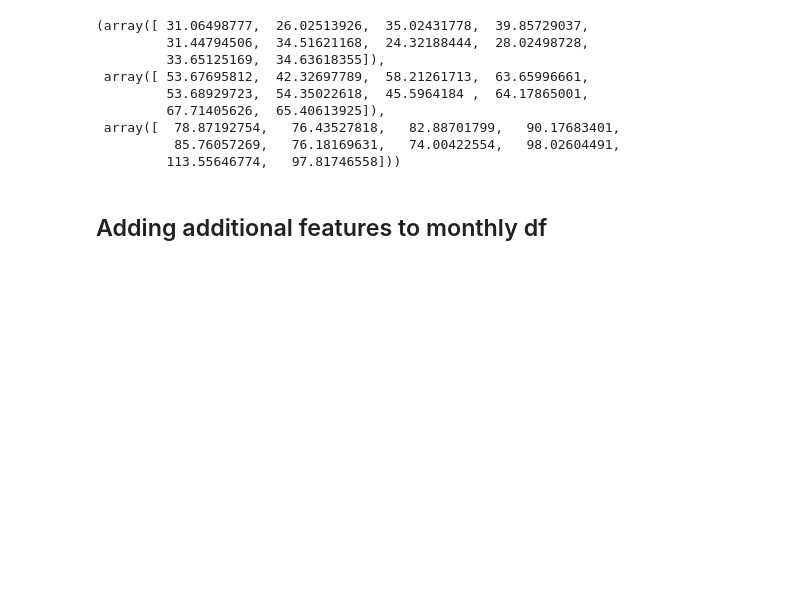
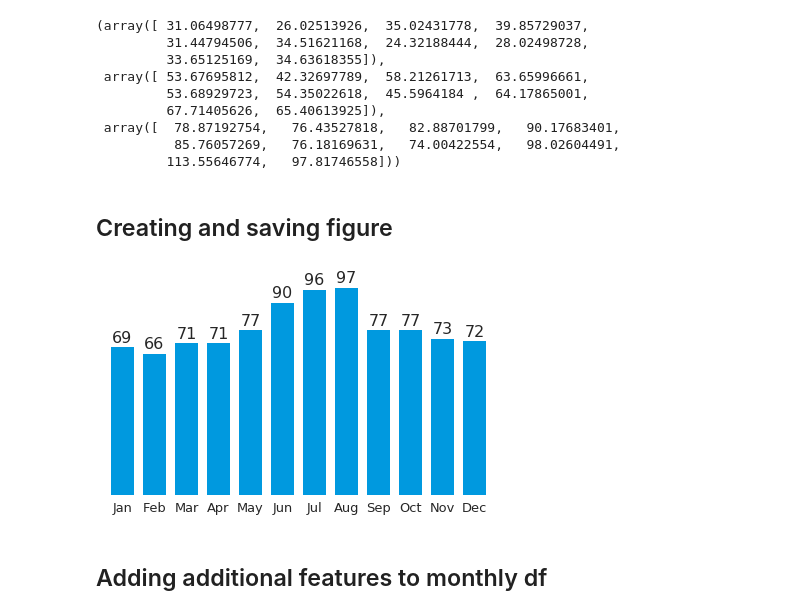
Before and after one commit to epxjk82/airbnKEY, a Jupyter notebook: Airbnb_loft_analysis_monthly_OR50.ipynb, the cells around one changed output. Drawn from its saved outputs; the diff is of its cells as text; code cells hidden in the pictures; blank space fills up the shorter version.

```diff
--- a/Airbnb_loft_analysis_monthly_OR50.ipynb
+++ b/Airbnb_loft_analysis_monthly_OR50.ipynb
@@ -1336,3 +1344,18 @@ cl_gdbr_monthly_lower[:10], cl_gdbr_monthly_pred[:10], cl_gdbr_monthly_upper[:10
 # %%
 with open('app/static/cl_gdbr_monthly_model.pkl', 'w') as f:
     pickle.dump(cl_gdbr_monthly_model, f)
+# %% [markdown]
+## Creating and saving figure
+# %%
+input_data_base = np.array((lat, lng,0,0,0,0,0,0,0,0,0,0,0,0,1,0,0,0,0,0,0)).reshape(1,-1)
+input_data_list=[]
+for i in range(12):
+    month_input_data = np.copy(input_data_base)
+    month_input_data[:,i+2]=1
+    input_data_list.append(month_input_data)
+    #print month_input_data
+
+pred_list=[]
+for input_data in input_data_list:
+    pred = int(cl_gdbr_monthly_model.predict(input_data)[0])
+    pred_list.append((pred))
@@ -1339,3 +1364,42 @@ with open('app/static/cl_gdbr_monthly_model.pkl', 'w') as f:
+# %%
+pred_series = pd.Series.from_array(pred_list)   # in my original code I create a series and run on that, so for consistency I create a series from the list.
+
+cgfont = {'fontname':'Century Gothic'}
+#hfont = {'fontname':'Helvetica'}
+
+#plt.title('title',**csfont)
+
+
+x_labels = ['Jan', 'Feb', 'Mar', 'Apr', 'May', 'Jun', 'Jul', 'Aug', 'Sep', 'Oct', 'Nov', 'Dec']
+
+# now to plot the figure...
+plt.figure(figsize=(7, 4))
+ax = pred_series.plot(kind='bar', rot=0, grid=None, fontsize=13, color="#0099DF", width=0.7)
+ax.set_xticklabels(x_labels,**cgfont)
+#plt.xlabel(**cgfont)
+ax.set_facecolor('white')
+#ax.axis('off')
+ax.spines['top'].set_visible(False)
+ax.spines['right'].set_visible(False)
+ax.spines['bottom'].set_visible(False)
+ax.spines['left'].set_visible(False)
+
+rects = ax.patches
+
+# Now make some labels
+labels = pred_list
+
+for rect, label in zip(rects, labels):
+    height = rect.get_height()
+    ax.text(rect.get_x() + rect.get_width()/2, height + 1, label, ha='center', va='bottom', fontsize=16, **cgfont)
+plt.yticks([])
+
+savefig('monthly_income', dpi=None, facecolor='w', edgecolor='w',
+        orientation='portrait', papertype=None, format=None,
+        transparent=True, bbox_inches=None, pad_inches=0.0,
+        frameon=None)
+# %% [output]
+[figure, added]
 # %% [markdown]
 ## Adding additional features to monthly df
 # %%
```
Also changed, not shown: parts of 47 cells of this notebook, 1 other file.
